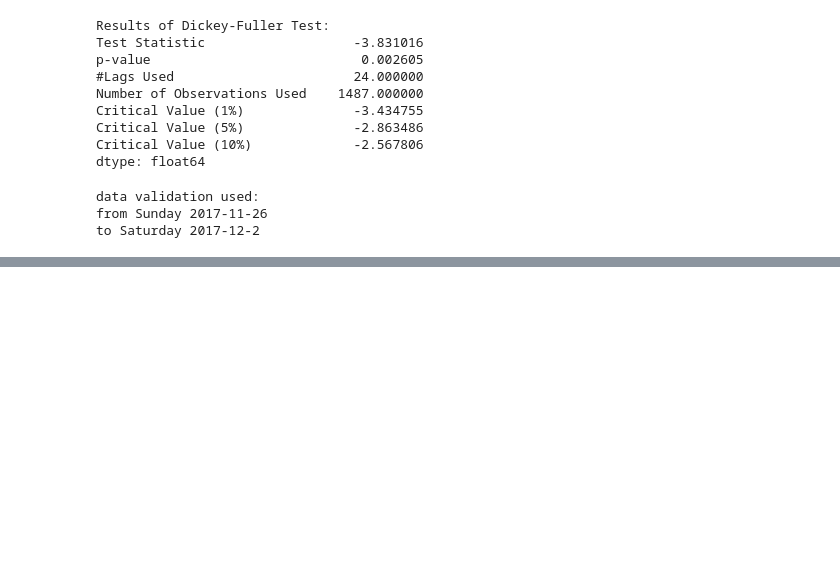
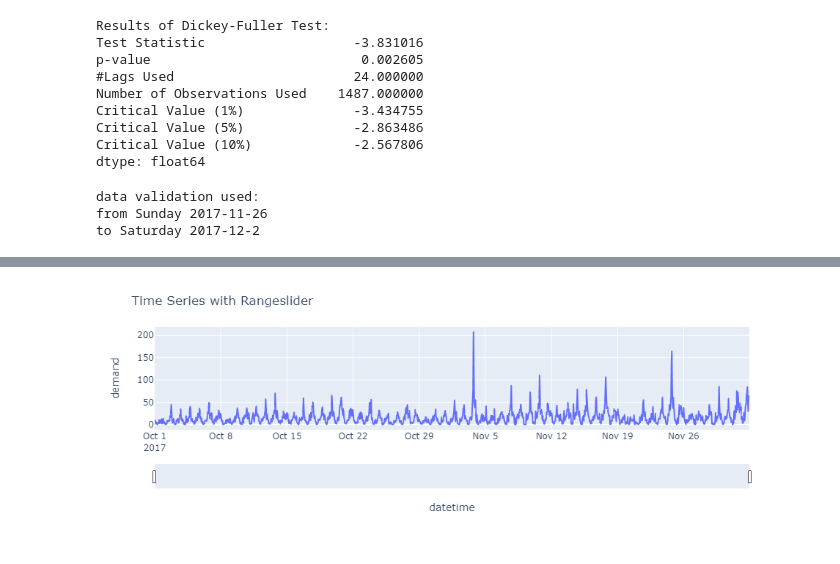
Before and after one commit to utomoreza/Scotty_TimeSeries, a Jupyter notebook: Untitled.ipynb, the cells around one changed output, grey strips where cells are left out. Drawn from its saved outputs; the diff is of its cells as text; code cells hidden in the pictures; blank space fills up the shorter version.

```diff
--- a/Untitled.ipynb
+++ b/Untitled.ipynb
@@ -174,7 +174,10 @@ to Saturday 2017-12-2
 # %%
 import plotly.express as px
 
 fig = px.line(sxk97, x='datetime', y='demand', width=950, height=300)
+fig.update_layout(title_text='Time Series with Rangeslider',
+                  xaxis_rangeslider_visible=True)
 fig.show()
 # %% [output]
 [interactive output not drawn]
+[figure, added]
```
Also changed, not shown: parts of 1 cell of this notebook, 1 other file.
